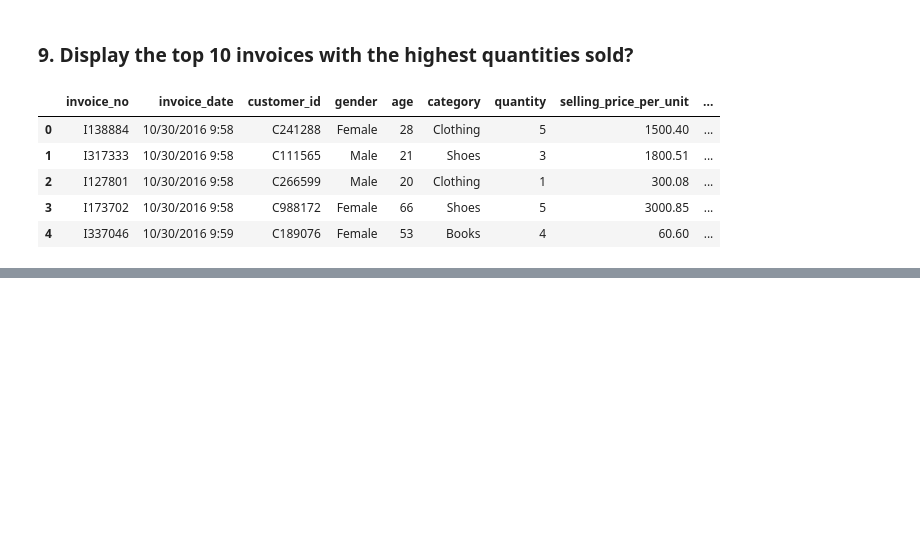
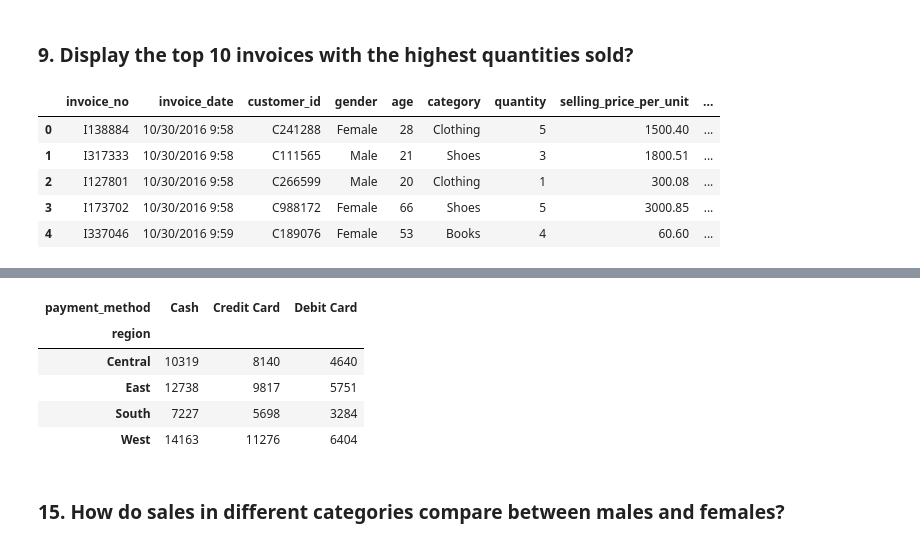
Before and after one commit to shery16/Assignment-1, a Jupyter notebook: Assignment 8.ipynb, the cells around one changed output, grey strips where cells are left out. Saved outputs shown, nothing was run; the diff lists cells and outputs as text; code cells hidden in the pictures; blank space fills up the shorter version.

```diff
--- a/Assignment 8.ipynb
+++ b/Assignment 8.ipynb
@@ -326,0 +458,12 @@ df.head()
+# %%
+transaction_per_region_payment = df.groupby(['region','payment_method']).size().unstack()
+transaction_per_region_payment
+# %% [output]
+| payment_method | Cash | Credit Card | Debit Card |
+| region |  |  |  |
+| Central | 10319 | 8140 | 4640 |
+| East | 12738 | 9817 | 5751 |
+| South | 7227 | 5698 | 3284 |
+| West | 14163 | 11276 | 6404 |
+# %% [markdown]
+### 15. How do sales in different categories compare between males and females?
```
Also changed, not shown: parts of 21 cells of this notebook.
